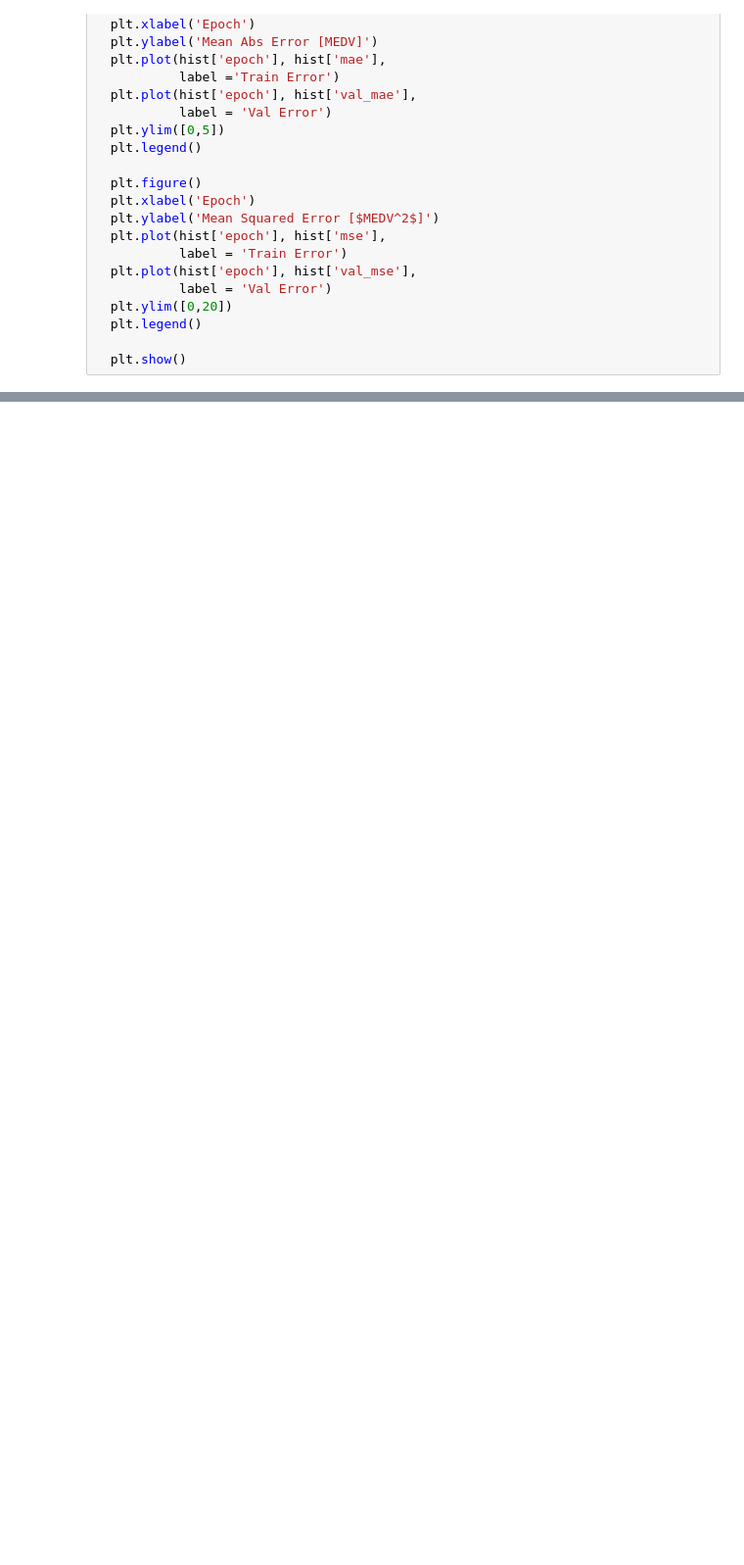
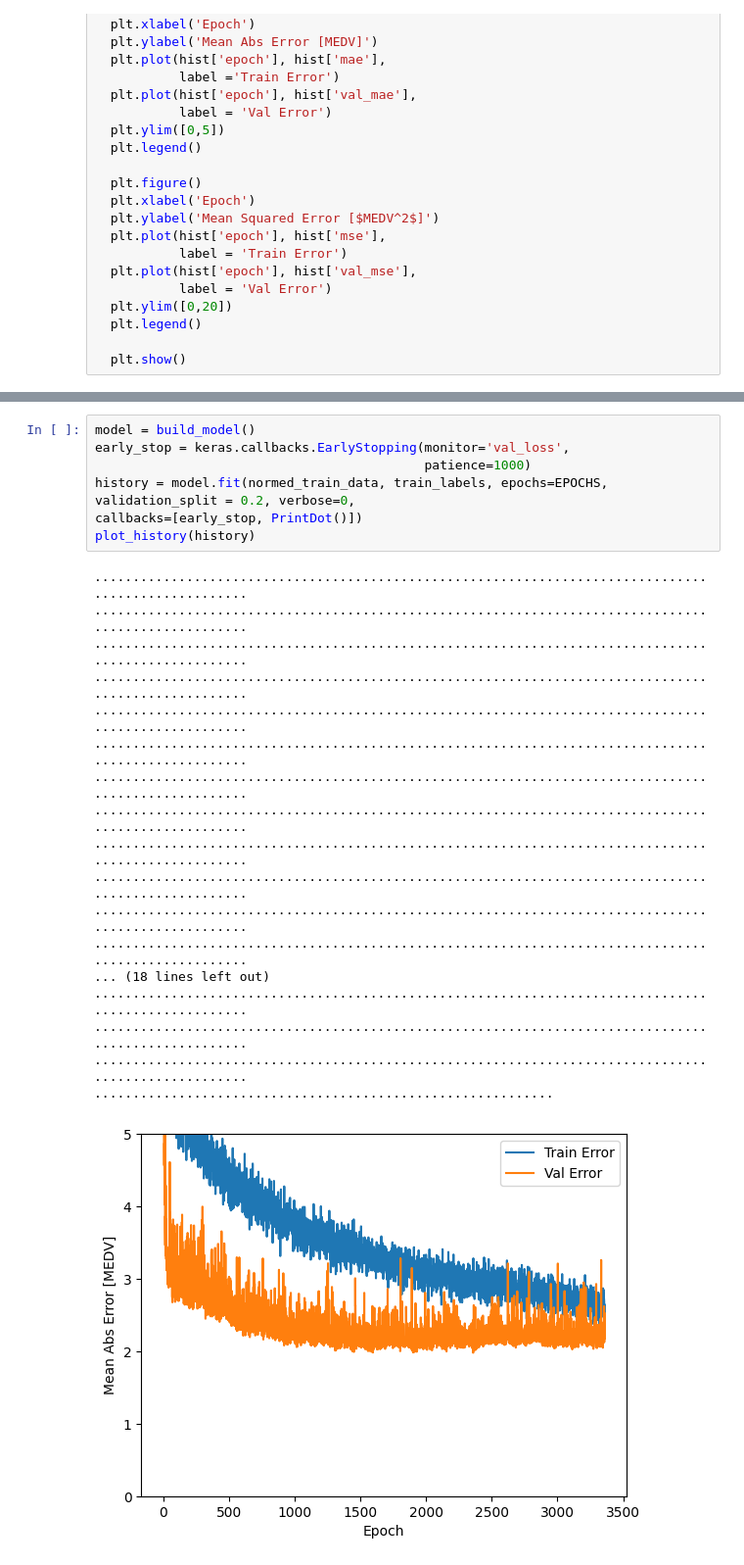
Before and after one commit to JavierPachas/tf_examples, a Jupyter notebook: keras_regression_example.ipynb, the cells around one changed output, grey strips where cells are left out. Shown: that part at 98% size. Saved outputs shown, nothing was run; the diff lists cells and outputs as text; blank space fills up the shorter version.

```diff
--- a/keras_regression_example.ipynb
+++ b/keras_regression_example.ipynb
@@ -132,0 +266,27 @@ plot_history(history)
+# %%
+model = build_model()
+early_stop = keras.callbacks.EarlyStopping(monitor='val_loss',
+                                           patience=1000)
+history = model.fit(normed_train_data, train_labels, epochs=EPOCHS,
+validation_split = 0.2, verbose=0,
+callbacks=[early_stop, PrintDot()])
+plot_history(history)
+# %% [output]
+....................................................................................................
+....................................................................................................
+....................................................................................................
+....................................................................................................
+....................................................................................................
+....................................................................................................
+....................................................................................................
+....................................................................................................
+....................................................................................................
+....................................................................................................
+....................................................................................................
+....................................................................................................
+... (18 lines left out)
+....................................................................................................
+....................................................................................................
+....................................................................................................
+............................................................
+[figure, added]
```
Also changed, not shown: parts of 23 cells of this notebook.
